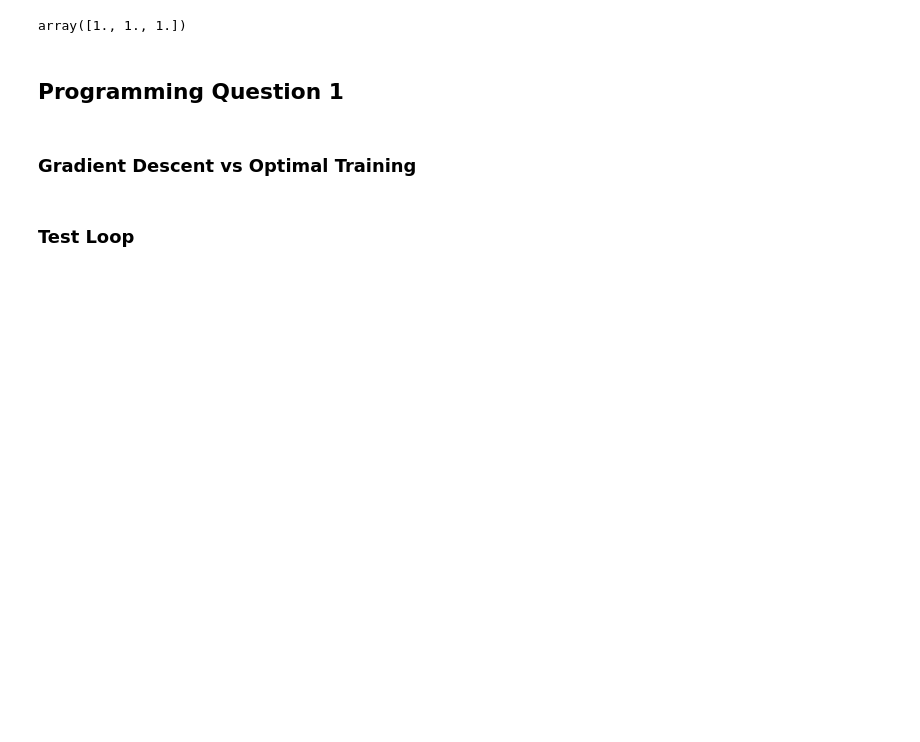
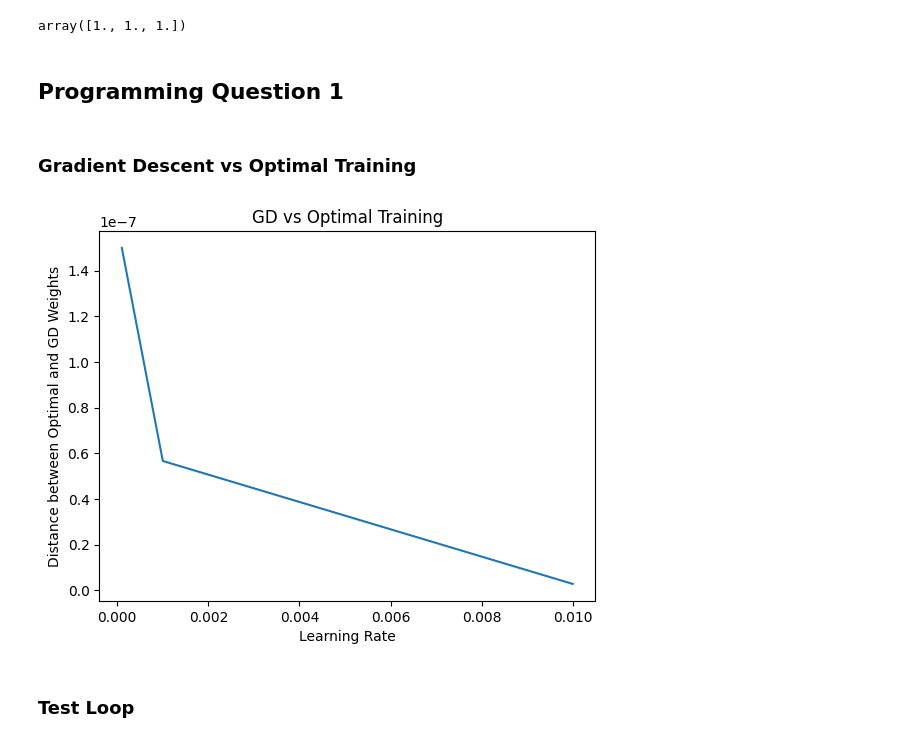
Before and after one commit to Vanshaj-13/ECE1508_ADL, a Jupyter notebook: Assignment 1/Lastname_Firstname_Assgn1.ipynb, the cells around one changed output. Drawn from its saved outputs; the diff is of its cells as text; code cells hidden in the pictures; blank space fills up the shorter version.

```diff
--- a/Assignment 1/Lastname_Firstname_Assgn1.ipynb
+++ b/Assignment 1/Lastname_Firstname_Assgn1.ipynb
@@ -137,34 +147,39 @@ def Optimality_Gap(lr_list):
     dataset = myModel.data_synthesizer(100, 1, 5, 3, 3)
 
     # Initiate optimality gap vector
     Opt_gap = []
 
     # Find optimal weights
     myModel.train(dataset)
     weights_optimal = myModel._weights
 
     # Find GD trained weights
     for lr in lr_list:
         # ============ COMPLETE HERE ================
-        weights_GD = 0 ## COMPLETE ## Multiple lines
+        model_gd = LinearMachine()
+        model_gd.train_GD(dataset, lr=lr, max_iterations=13000)
+
+        weights_GD = model_gd._weights.copy()
         # ============================================
 
         # Append the optimality gap
         Opt_gap.append(np.linalg.norm(weights_optimal-weights_GD))
 
 
     # Plot
     plt.figure()
     plt.plot(lr_list, Opt_gap)
     plt.title('GD vs Optimal Training')
     plt.xlabel('Learning Rate')
     plt.ylabel('Distance between Optimal and GD Weights')
 
     plt.show()
 
 
 # Execute your implementation
 Optimality_Gap([0.1, 0.01, 0.001, 0.0001])
+# %% [output]
+[figure, added]
 # %% [markdown]
 ### Test Loop
 # %%
```
Also changed, not shown: parts of 2 cells of this notebook.
